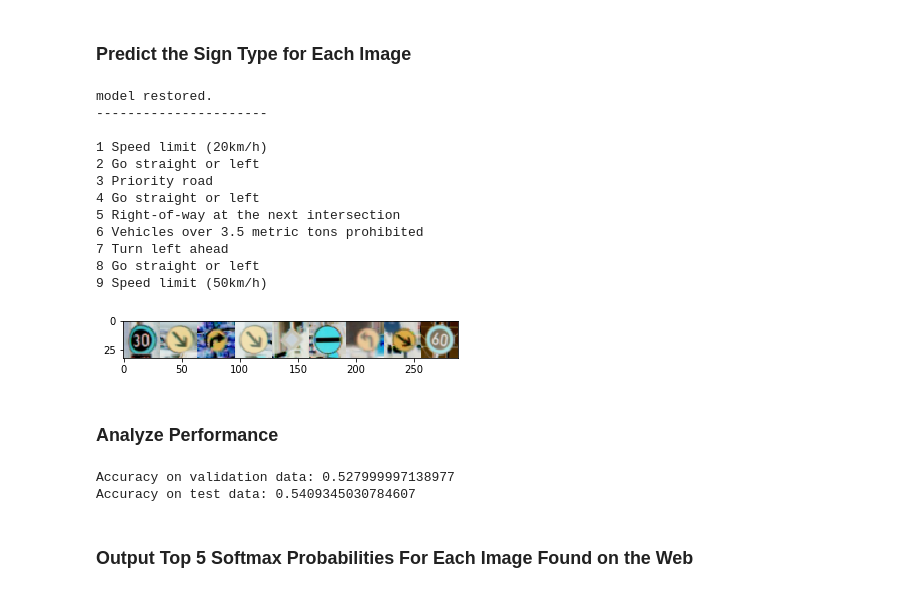
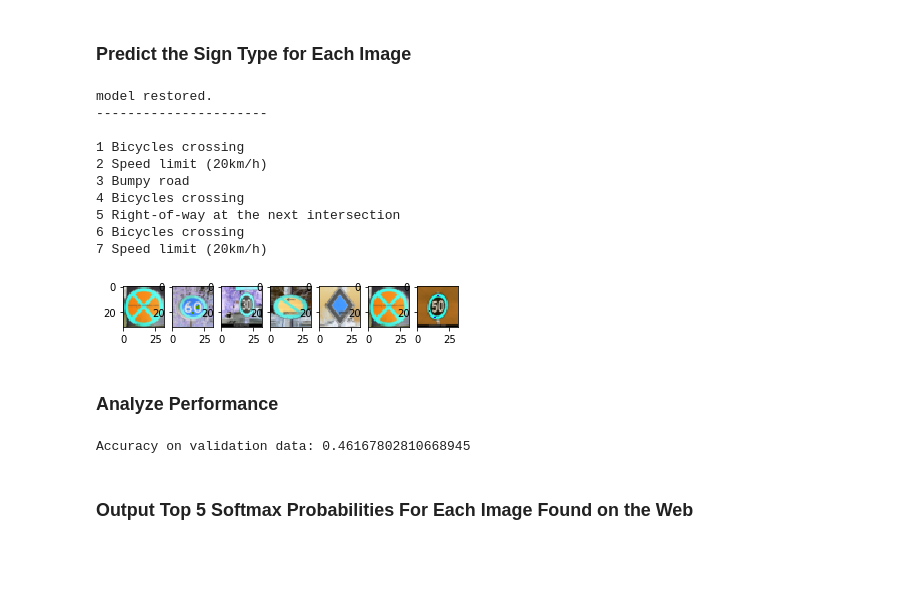
Before and after one commit to tempflip/CarND-Traffic-Sign-Classifier-Project, a Jupyter notebook: Traffic_Sign_Classifier.ipynb, the cells around one changed output. Drawn from its saved outputs; the diff is of its cells as text; code cells hidden in the pictures; blank space fills up the shorter version.

```diff
--- a/Traffic_Sign_Classifier.ipynb
+++ b/Traffic_Sign_Classifier.ipynb
@@ -233,11 +233,15 @@ def model(x):
 
     full1 = tf.add(tf.matmul(flat, F1_w), F1_b)
 
-    F2_w = tf.Variable(tf.random_normal([120, 43]))
-    F2_b = tf.Variable(tf.random_normal([43]))
+    F2_w = tf.Variable(tf.random_normal([120, 60]))
+    F2_b = tf.Variable(tf.random_normal([60]))
     full2 = tf.add(tf.matmul(full1, F2_w), F2_b)
 
-    return full2
+
+    F3_w = tf.Variable(tf.random_normal([60, 43]))
+    F3_b = tf.Variable(tf.random_normal([43]))
+    full3 = tf.add(tf.matmul(full2, F3_w), F3_b)
+    return full3
 
 
 
@@ -331,6 +336,7 @@ You may find `signnames.csv` useful as it contains mappings from the class id (i
 # %%
 from scipy.misc import imread, imresize
 import csv
+import os
 
 #the csv
 sign_names = []
@@ -340,13 +346,12 @@ with open('./signnames.csv') as f:
         sign_names.append(row[1])
 
 #loading some images
-ims = ['00001','00002','00003','00005','00010','01000', '02000', '02001', '12001']
-sample_signs = np.zeros((32, 0, 3))
+
 imglist = []
-for im in ims:
-    i = imresize(imread('./data/GTSRB/Final_Test/Images/{}.ppm'.format(im)), (32,32))
+TEST_DIR = './test_images/'
+for imfile in os.listdir(TEST_DIR):
+    i = imresize(imread(TEST_DIR + imfile), (32,32))
     imglist.append(i)
-    sample_signs = np.concatenate((sample_signs, i), axis = 1)
 
 imglist = np.array(imglist, dtype=np.float32)
 # %% [markdown]
@@ -354,38 +359,39 @@ imglist = np.array(imglist, dtype=np.float32)
 # %%
 ### Run the predictions here and use the model to output the prediction for each image.
 ### Make sure to pre-process the images with the same pre-processing pipeline used earlier.
 ### Feel free to use as many code cells as needed.
 #loading the saved model
 saver = tf.train.Saver()
 %matplotlib inline
 
 softmax = tf.nn.softmax(logits)
 index = tf.argmax(softmax, axis = 1)
 with tf.Session() as session:
     saver.restore(session, "./trained_model")
     print ("model restored.\n----------------------\n")
     img_predictions = session.run(index, feed_dict = {x : imglist})
 
-plt.imshow(sample_signs)
+l = len(imglist)
+
 for i, pred in enumerate(img_predictions):
+    plt.subplot(1,l,i+1)
+    plt.imshow(imglist[i])
     print (i+1, sign_names[pred])
 
 ### Load the images and plot them here.
 ### Feel free to use as many code cells as needed.
 # %% [output]
 model restored.
 ----------------------
 
-1 Speed limit (20km/h)
-2 Go straight or left
-3 Priority road
-4 Go straight or left
+1 Bicycles crossing
+2 Speed limit (20km/h)
+3 Bumpy road
+4 Bicycles crossing
 5 Right-of-way at the next intersection
-6 Vehicles over 3.5 metric tons prohibited
-7 Turn left ahead
-8 Go straight or left
-9 Speed limit (50km/h)
+6 Bicycles crossing
+7 Speed limit (20km/h)
-[figure, old version]
+[figure, new version]
 # %% [markdown]
 ### Analyze Performance
 # %%
@@ -401,11 +407,10 @@ with tf.Session() as session:
     saver.restore(session, './trained_model')
     acc = session.run(accuracy, feed_dict={x : X_valid, y : y_valid})
     print('Accuracy on validation data: {}'.format(acc))
-    acc_t = acc = session.run(accuracy, feed_dict={x : X_test, y : y_test})
-    print('Accuracy on test data: {}'.format(acc_t))
+    #acc_t = acc = session.run(accuracy, feed_dict={x : X_test, y : y_test})
+    #print('Accuracy on test data: {}'.format(acc_t))
 # %% [output]
-Accuracy on validation data: 0.527999997138977
-Accuracy on test data: 0.5409345030784607
+Accuracy on validation data: 0.46167802810668945
 # %% [markdown]
 ### Output Top 5 Softmax Probabilities For Each Image Found on the Web
 # %% [markdown]
```
Also changed, not shown: parts of 4 cells of this notebook, 7 other files.
